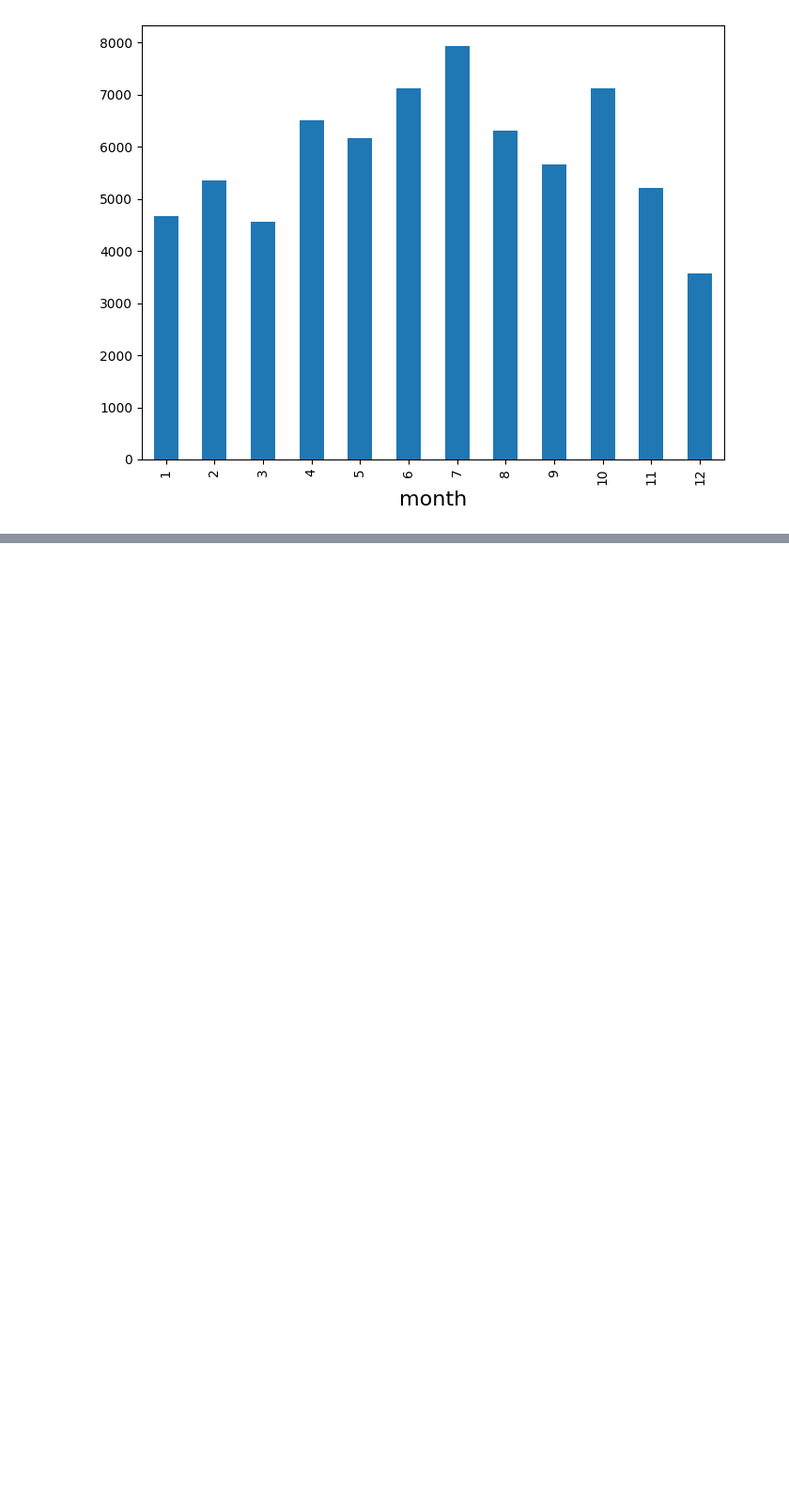
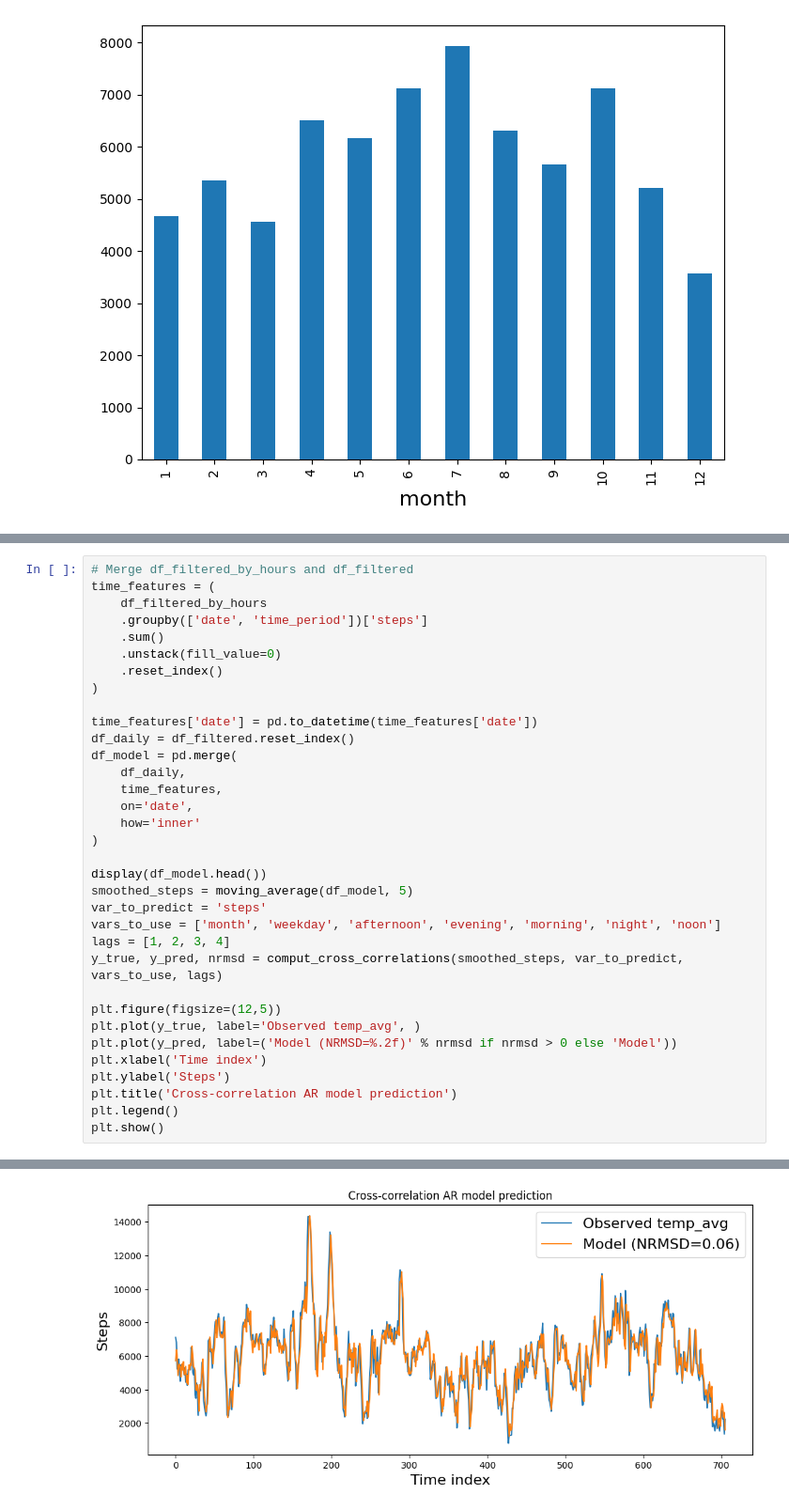
Before and after one commit to zsykk/pet_prject, a Jupyter notebook: pet_project.ipynb, the cells around one changed output, grey strips where cells are left out. Shown at 94% size. Drawn from its saved outputs; the diff is of its cells as text; blank space fills up the shorter version.

```diff
--- a/pet_project.ipynb
+++ b/pet_project.ipynb
@@ -389,0 +425,35 @@ Index(['steps', 'startDate', 'endDate', 'year', 'month', 'weekday',
+# %%
+# Merge df_filtered_by_hours and df_filtered
+time_features = (
+    df_filtered_by_hours
+    .groupby(['date', 'time_period'])['steps']
+    .sum()
+    .unstack(fill_value=0)
+    .reset_index()
+)
+
+time_features['date'] = pd.to_datetime(time_features['date'])
+df_daily = df_filtered.reset_index()
+df_model = pd.merge(
+    df_daily,
+    time_features,
+    on='date',
+    how='inner'
+)
+
+display(df_model.head())
+smoothed_steps = moving_average(df_model, 5)
+var_to_predict = 'steps'
+vars_to_use = ['month', 'weekday', 'afternoon', 'evening', 'morning', 'night', 'noon']
+lags = [1, 2, 3, 4]
+y_true, y_pred, nrmsd = comput_cross_correlations(smoothed_steps, var_to_predict, vars_to_use, lags)
+
+plt.figure(figsize=(12,5))
+plt.plot(y_true, label='Observed temp_avg', )
+plt.plot(y_pred, label=('Model (NRMSD=%.2f)' % nrmsd if nrmsd > 0 else 'Model'))
+plt.xlabel('Time index')
+plt.ylabel('Steps')
+plt.title('Cross-correlation AR model prediction')
+plt.legend()
+plt.show()
+# %% [output]
@@ -389,0 +466 @@ Index(['steps', 'startDate', 'endDate', 'year', 'month', 'weekday',
+[figure, added]
```
Also changed, not shown: parts of 7 cells of this notebook.
